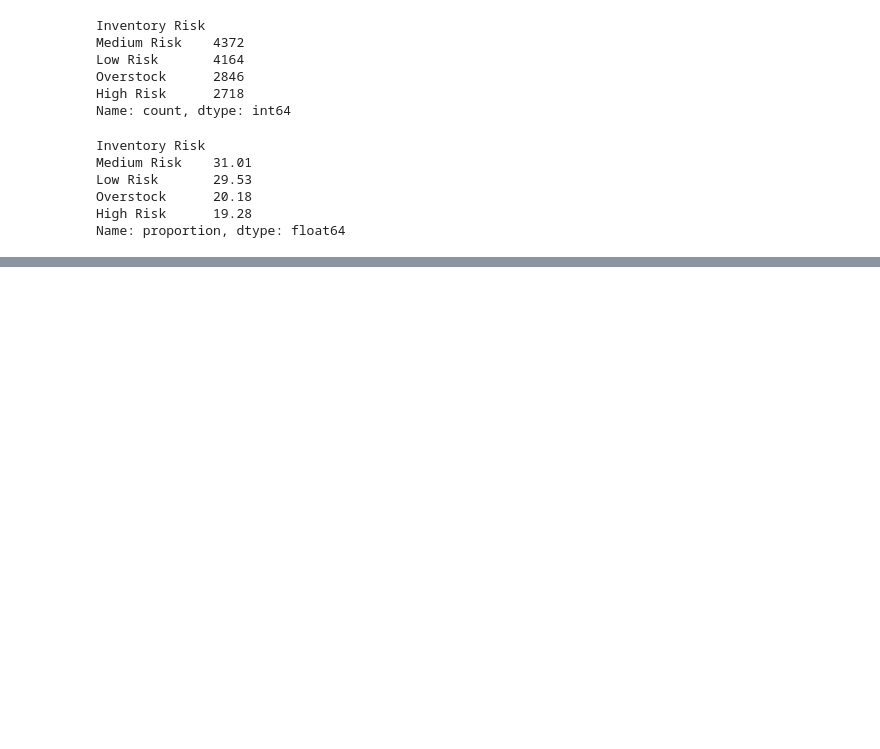
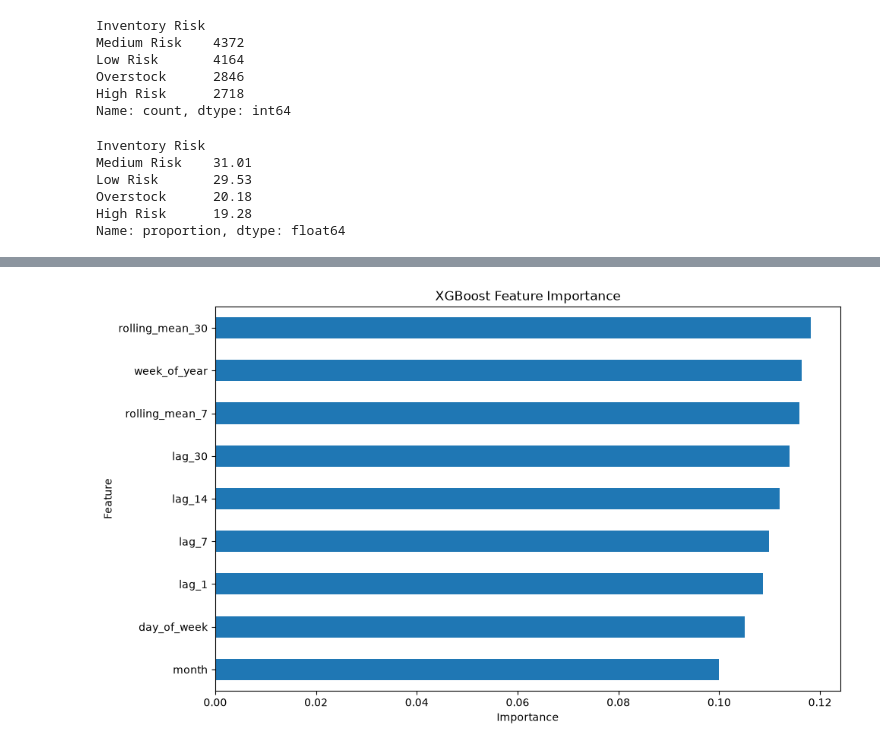
Before and after one commit to Anuja0505/SmartStock, a Jupyter notebook: notebooks/02_Demand_Forecasting.ipynb, the cells around one changed output, grey strips where cells are left out. Drawn from its saved outputs; the diff is of its cells as text; code cells hidden in the pictures; blank space fills up the shorter version.

```diff
--- a/notebooks/02_Demand_Forecasting.ipynb
+++ b/notebooks/02_Demand_Forecasting.ipynb
@@ -593,0 +754,20 @@ test_results.to_csv(
+# %%
+feature_importance = (
+    pd.Series(
+        xgb_model.feature_importances_,
+        index=features
+    )
+    .sort_values(ascending=False)
+)
+
+feature_importance_df = (
+    feature_importance
+    .reset_index()
+)
+
+feature_importance_df.columns = [
+    "Feature",
+    "Importance"
+]
+
+feature_importance_df
@@ -593,0 +785,17 @@ test_results.to_csv(
+# %%
+import matplotlib.pyplot as plt
+
+plt.figure(figsize=(10, 6))
+
+feature_importance.sort_values().plot(
+    kind="barh"
+)
+
+plt.title("XGBoost Feature Importance")
+plt.xlabel("Importance")
+plt.ylabel("Feature")
+
+plt.tight_layout()
+plt.show()
+# %% [output]
+[figure, added]
```
Also changed, not shown: parts of 39 cells of this notebook, 6 other files.
